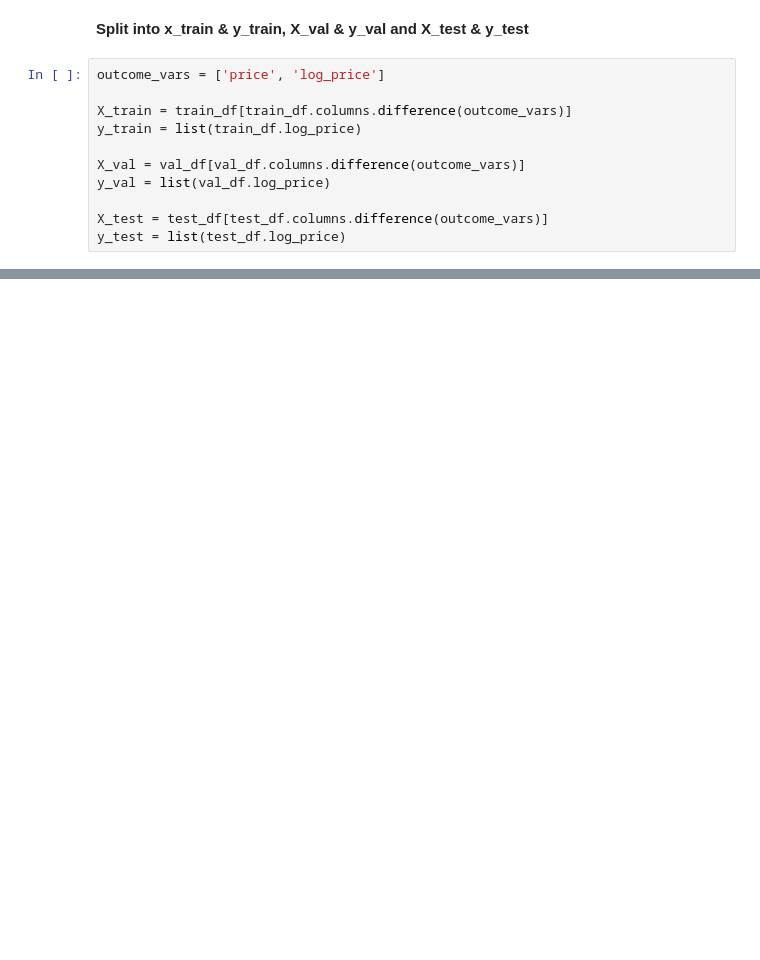
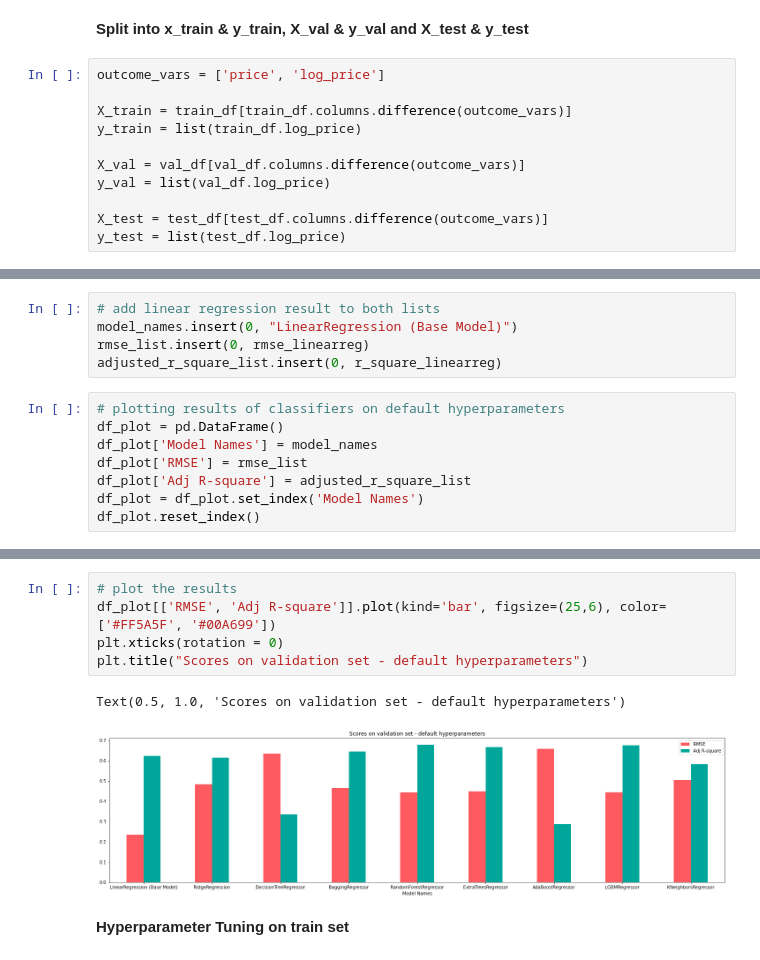
Before and after one commit to euisuck2/Deep-Learning-project-1, a Jupyter notebook: Machine_Learning.ipynb, the cells around one changed output, grey strips where cells are left out. Cells and saved outputs as stored; diff of their text form; blank space fills up the shorter version.

```diff
--- a/Machine_Learning.ipynb
+++ b/Machine_Learning.ipynb
@@ -235,0 +211,13 @@ Validation r2: 0.6055
+# %%
+# add linear regression result to both lists
+model_names.insert(0, "LinearRegression (Base Model)")
+rmse_list.insert(0, rmse_linearreg)
+adjusted_r_square_list.insert(0, r_square_linearreg)
+# %%
+# plotting results of classifiers on default hyperparameters
+df_plot = pd.DataFrame()
+df_plot['Model Names'] = model_names
+df_plot['RMSE'] = rmse_list
+df_plot['Adj R-square'] = adjusted_r_square_list
+df_plot = df_plot.set_index('Model Names')
+df_plot.reset_index()
@@ -235,0 +235,10 @@ Validation r2: 0.6055
+# %%
+# plot the results
+df_plot[['RMSE', 'Adj R-square']].plot(kind='bar', figsize=(25,6), color=['#FF5A5F', '#00A699'])
+plt.xticks(rotation = 0)
+plt.title("Scores on validation set - default hyperparameters")
+# %% [output]
+Text(0.5, 1.0, 'Scores on validation set - default hyperparameters')
+[figure, added]
+# %% [markdown]
+**Hyperparameter Tuning on train set**
```
Also changed, not shown: parts of 32 cells of this notebook.
